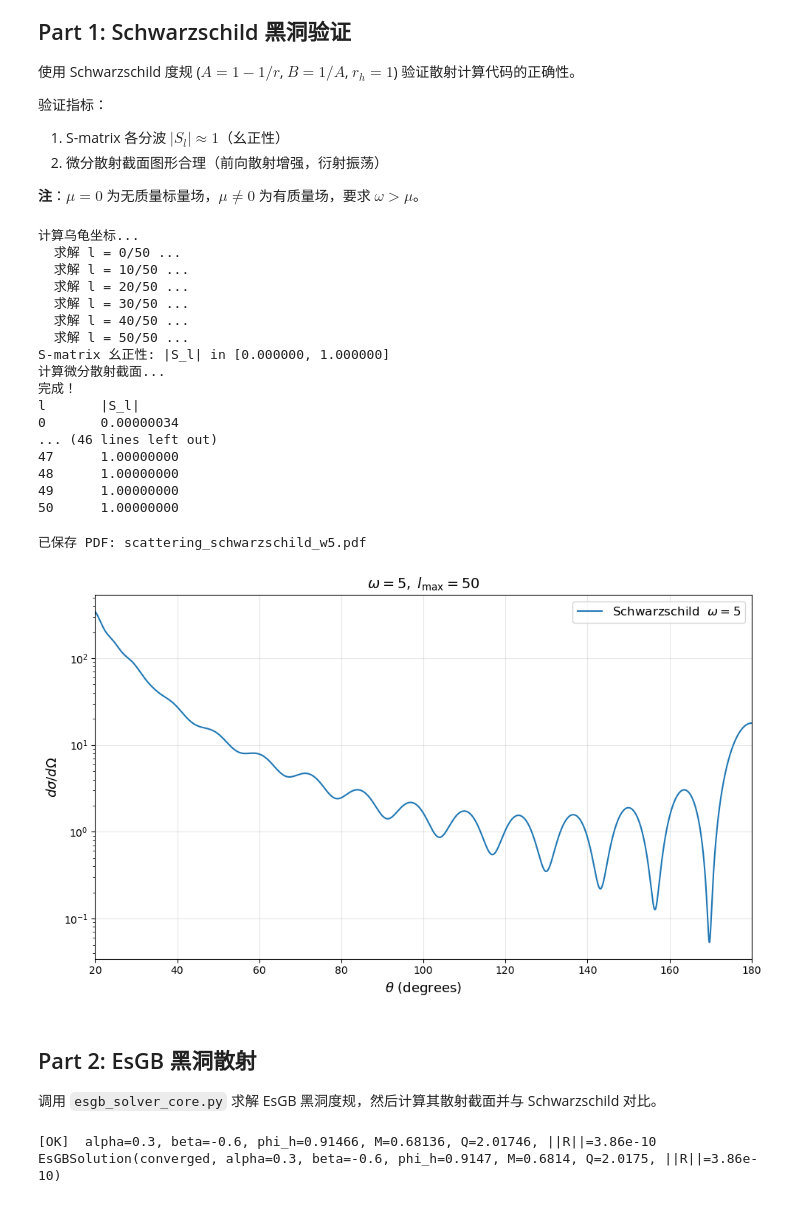
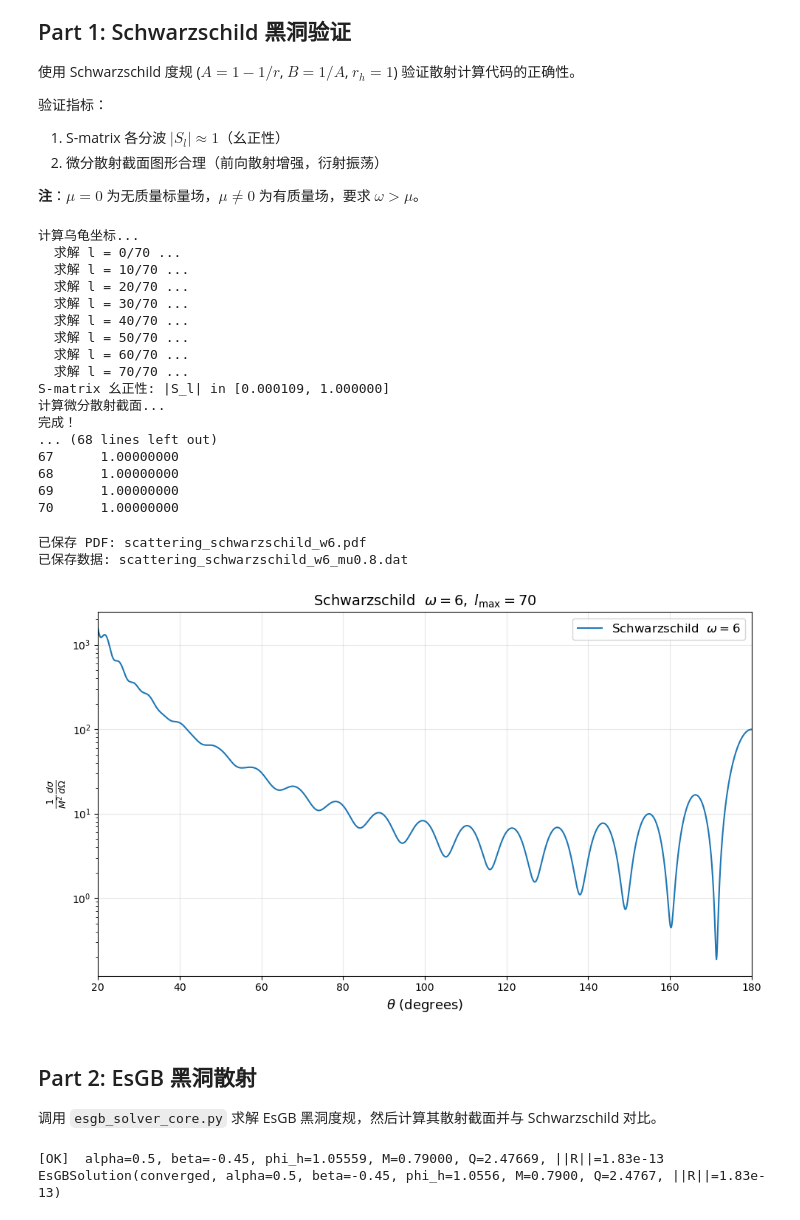
Before and after one commit to ColonelJo2333/EsGBSolver, a Jupyter notebook: scattering.ipynb, the cells around one changed output. Cells and saved outputs as stored; diff of their text form; code cells hidden in the pictures.

```diff
--- a/scattering.ipynb
+++ b/scattering.ipynb
@@ -16,10 +16,10 @@ import matplotlib.pyplot as plt
 from scattering import schwarzschild_scattering
 
 # ── Schwarzschild 验证参数 ──
-omega = 5
-lmax = 50
+omega = 6
+lmax = 70
 epsilon = 1e-5
-mu = 0.1        # 场质量（0 为无质量标量场）
+mu = 0.8        # 场质量（0 为无质量标量场）
 
 result = schwarzschild_scattering(omega=omega, lmax=lmax, epsilon=epsilon, mu=mu)
 
@@ -30,35 +30,56 @@ for l in range(lmax + 1):
     print(f"{l}\t{abs_S[l]:.8f}")
 # %% [output]
 计算乌龟坐标...
-  求解 l = 0/50 ...
-  求解 l = 10/50 ...
-  求解 l = 20/50 ...
-  求解 l = 30/50 ...
-  求解 l = 40/50 ...
-  求解 l = 50/50 ...
-S-matrix 幺正性: |S_l| in [0.000000, 1.000000]
+  求解 l = 0/70 ...
+  求解 l = 10/70 ...
+  求解 l = 20/70 ...
+  求解 l = 30/70 ...
+  求解 l = 40/70 ...
+  求解 l = 50/70 ...
+  求解 l = 60/70 ...
+  求解 l = 70/70 ...
+S-matrix 幺正性: |S_l| in [0.000109, 1.000000]
 计算微分散射截面...
 完成！
-l       |S_l|
-0       0.00000034
-... (46 lines left out)
-47      1.00000000
-48      1.00000000
-49      1.00000000
-50      1.00000000
+... (68 lines left out)
+67      1.00000000
+68      1.00000000
+69      1.00000000
+70      1.00000000
 # %%
-# ── 微分散射截面图 ──
+# ── 微分散射截面图（纵轴缩放 1/M^2 = 4） ──
+M_schw = 0.5  # Schwarzschild r_h=1 时 M=1/2
+scale = 1.0 / M_schw**2  # = 4
+
 fig, ax = plt.subplots(figsize=(10, 6))
-result.plot(ax=ax, label=f'Schwarzschild  $\\omega={omega}$')
+theta_deg = np.degrees(result.theta)
+dsigma_scaled = result.dsigma * scale
+
+ax.semilogy(theta_deg, dsigma_scaled, label=f'Schwarzschild  $\\omega={omega}$')
+ax.set_xlabel(r'$\theta$ (degrees)', fontsize=13)
+ax.set_ylabel(r'$\frac{1}{M^2}\frac{d\sigma}{d\Omega}$', fontsize=13)
+ax.set_xlim(theta_deg[0], theta_deg[-1])
+ax.set_title(rf'Schwarzschild  $\omega={omega},\; l_{{\max}}={lmax}$', fontsize=14)
 ax.legend(fontsize=12)
+ax.grid(True, alpha=0.3)
 plt.tight_layout()
+
+# 保存 PDF
 pdf_path = f'scattering_schwarzschild_w{omega}.pdf'
 fig.savefig(pdf_path, format='pdf', bbox_inches='tight')
 print(f'已保存 PDF: {pdf_path}')
+
+# 保存数据（角度 + 缩放后的截面）
+data = np.column_stack([theta_deg, dsigma_scaled])
+dat_path = f'scattering_schwarzschild_w{omega}_mu{mu}.dat'
+np.savetxt(dat_path, data, header='theta_deg  dsigma_over_M2', fmt='%.10e')
+print(f'已保存数据: {dat_path}')
+
 plt.show()
 # %% [output]
-已保存 PDF: scattering_schwarzschild_w5.pdf
+已保存 PDF: scattering_schwarzschild_w6.pdf
+已保存数据: scattering_schwarzschild_w6_mu0.8.dat
-[figure, old version]
+[figure, new version]
 # %% [markdown]
 ## Part 2: EsGB 黑洞散射
 
@@ -70,16 +91,16 @@ from scattering import compute_scattering
 
 # ── 求解 EsGB 黑洞 ──
 rh = 1.0
-alpha = 0.3
-beta = -0.6
-phi_h_init = 0.82
+alpha = 0.5
+beta = -0.45
+phi_h_init = 1.0
 
 sol = esgb.solve(rh=rh, alpha=alpha, beta=beta,
                  phi_h_init=phi_h_init, N=13, verbose=True)
 print(sol)
 # %% [output]
-[OK]  alpha=0.3, beta=-0.6, phi_h=0.91466, M=0.68136, Q=2.01746, ||R||=3.86e-10
-EsGBSolution(converged, alpha=0.3, beta=-0.6, phi_h=0.9147, M=0.6814, Q=2.0175, ||R||=3.86e-10)
+[OK]  alpha=0.5, beta=-0.45, phi_h=1.05559, M=0.79000, Q=2.47669, ||R||=1.83e-13
+EsGBSolution(converged, alpha=0.5, beta=-0.45, phi_h=1.0556, M=0.7900, Q=2.4767, ||R||=1.83e-13)
 # %%
 # ── 用 EsGBSolution 的谱插值方法构建度规函数 ──
 # gtt(r) = A(r)，grr(r) = B(r)
```
Also changed, not shown: parts of 9 cells of this notebook, 9 other files.
